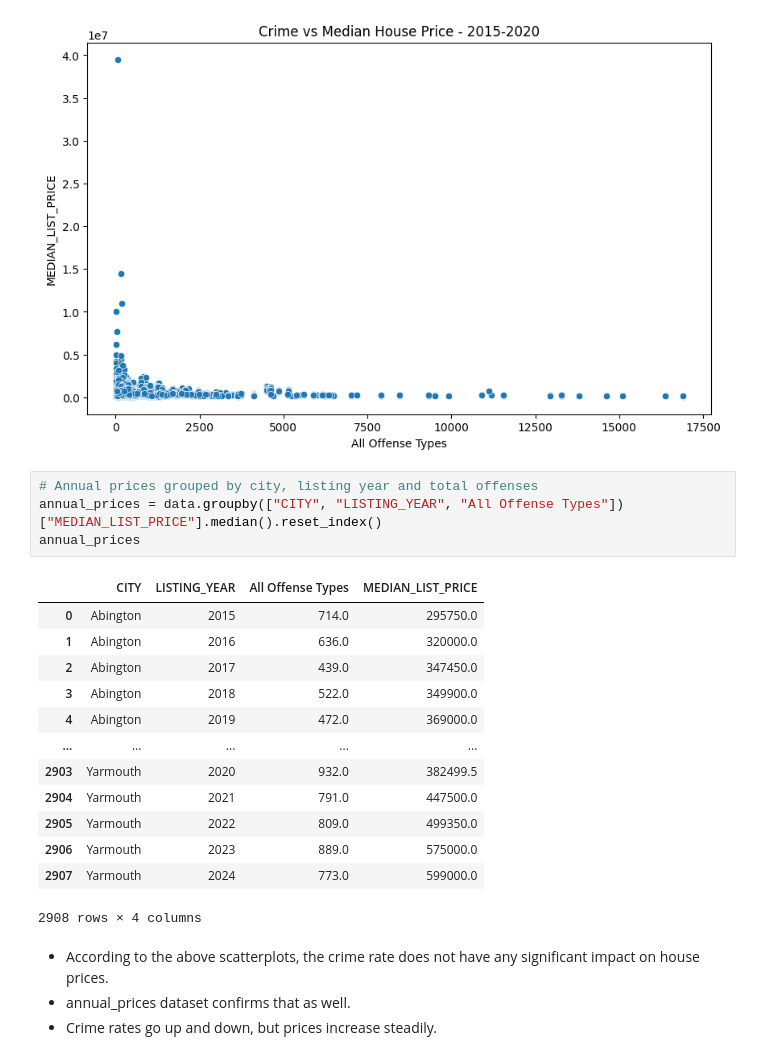
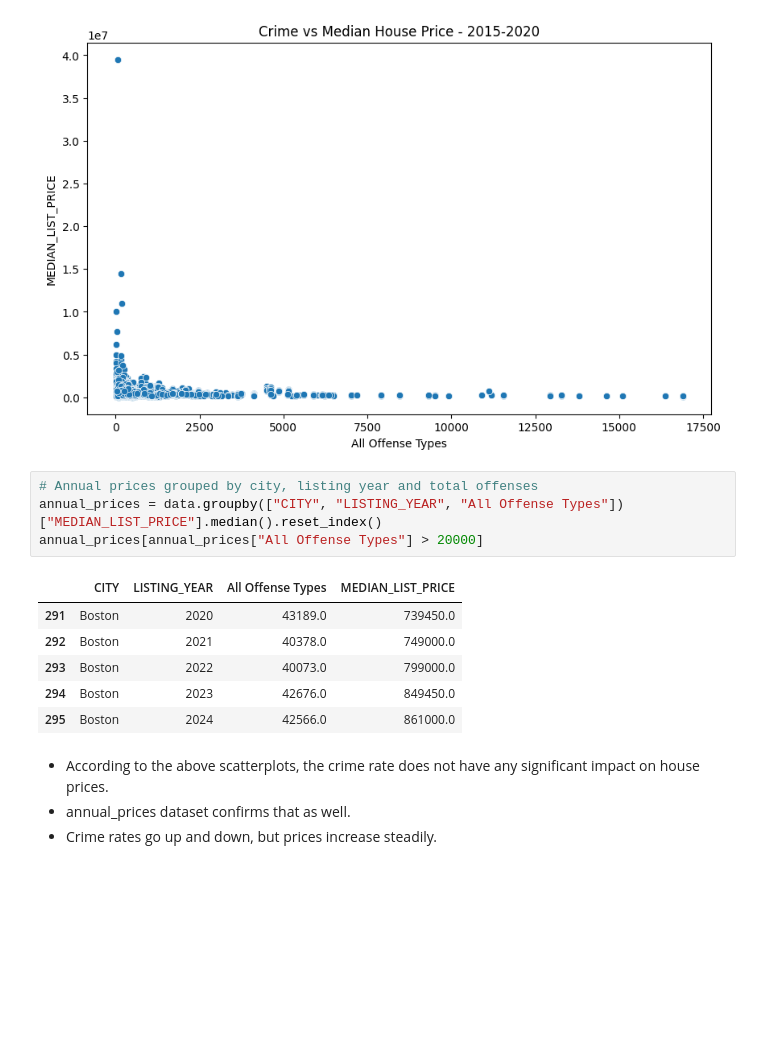
Before and after one commit to davprog9/MA-Housing-Analysis, a Jupyter notebook: Code/Analysis.ipynb, the cells around one changed output. Drawn from its saved outputs; the diff is of its cells as text; blank space fills up the shorter version.

```diff
--- a/Code/Analysis.ipynb
+++ b/Code/Analysis.ipynb
@@ -454,21 +454,14 @@ sns.scatterplot(data=five_years_2015_2020, x="All Offense Types", y="MEDIAN_LIST
 # %%
 # Annual prices grouped by city, listing year and total offenses
 annual_prices = data.groupby(["CITY", "LISTING_YEAR", "All Offense Types"])["MEDIAN_LIST_PRICE"].median().reset_index()
-annual_prices
+annual_prices[annual_prices["All Offense Types"] > 20000]
 # %% [output]
 |  | CITY | LISTING_YEAR | All Offense Types | MEDIAN_LIST_PRICE |
-| 0 | Abington | 2015 | 714.0 | 295750.0 |
-| 1 | Abington | 2016 | 636.0 | 320000.0 |
-| 2 | Abington | 2017 | 439.0 | 347450.0 |
-| 3 | Abington | 2018 | 522.0 | 349900.0 |
-| 4 | Abington | 2019 | 472.0 | 369000.0 |
-| ... | ... | ... | ... | ... |
-| 2903 | Yarmouth | 2020 | 932.0 | 382499.5 |
-| 2904 | Yarmouth | 2021 | 791.0 | 447500.0 |
-| 2905 | Yarmouth | 2022 | 809.0 | 499350.0 |
-| 2906 | Yarmouth | 2023 | 889.0 | 575000.0 |
-| 2907 | Yarmouth | 2024 | 773.0 | 599000.0 |
+| 291 | Boston | 2020 | 43189.0 | 739450.0 |
+| 292 | Boston | 2021 | 40378.0 | 749000.0 |
+| 293 | Boston | 2022 | 40073.0 | 799000.0 |
+| 294 | Boston | 2023 | 42676.0 | 849450.0 |
+| 295 | Boston | 2024 | 42566.0 | 861000.0 |
-2908 rows × 4 columns
 # %% [markdown]
 * According to the above scatterplots, the crime rate does not have any significant impact on house prices.
 * annual_prices dataset confirms that as well.
```
Also changed, not shown: parts of 5 cells of this notebook, 1 other file.
